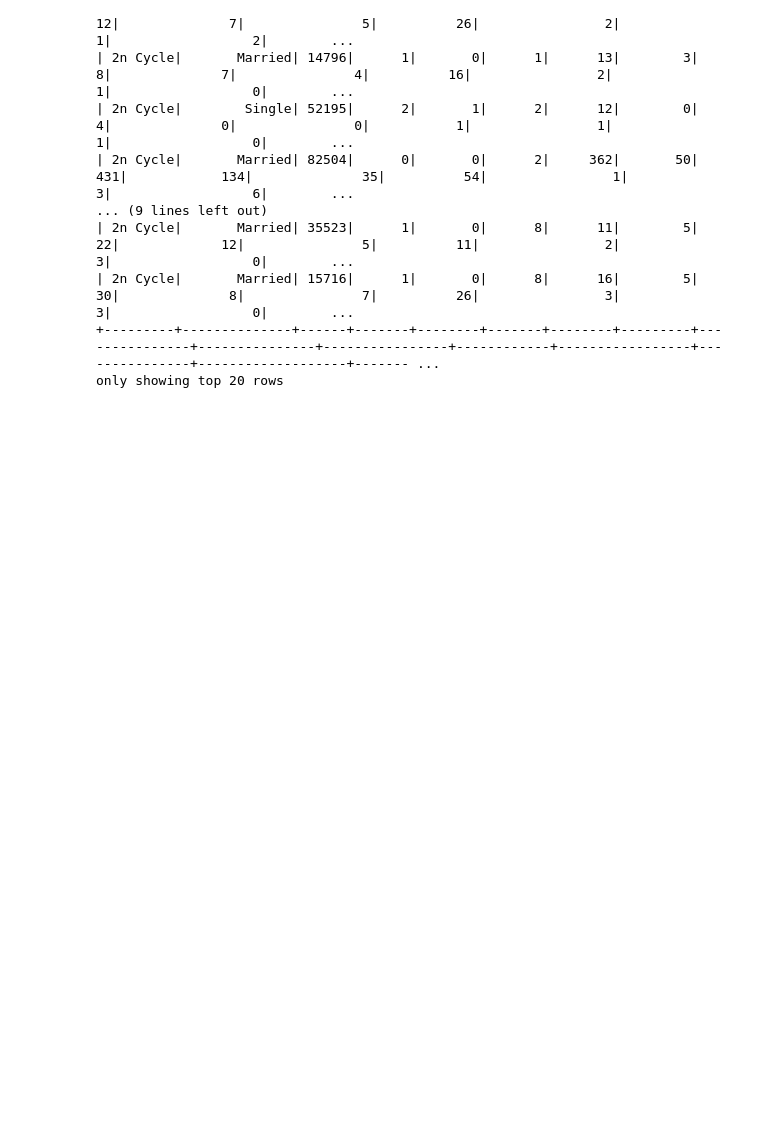
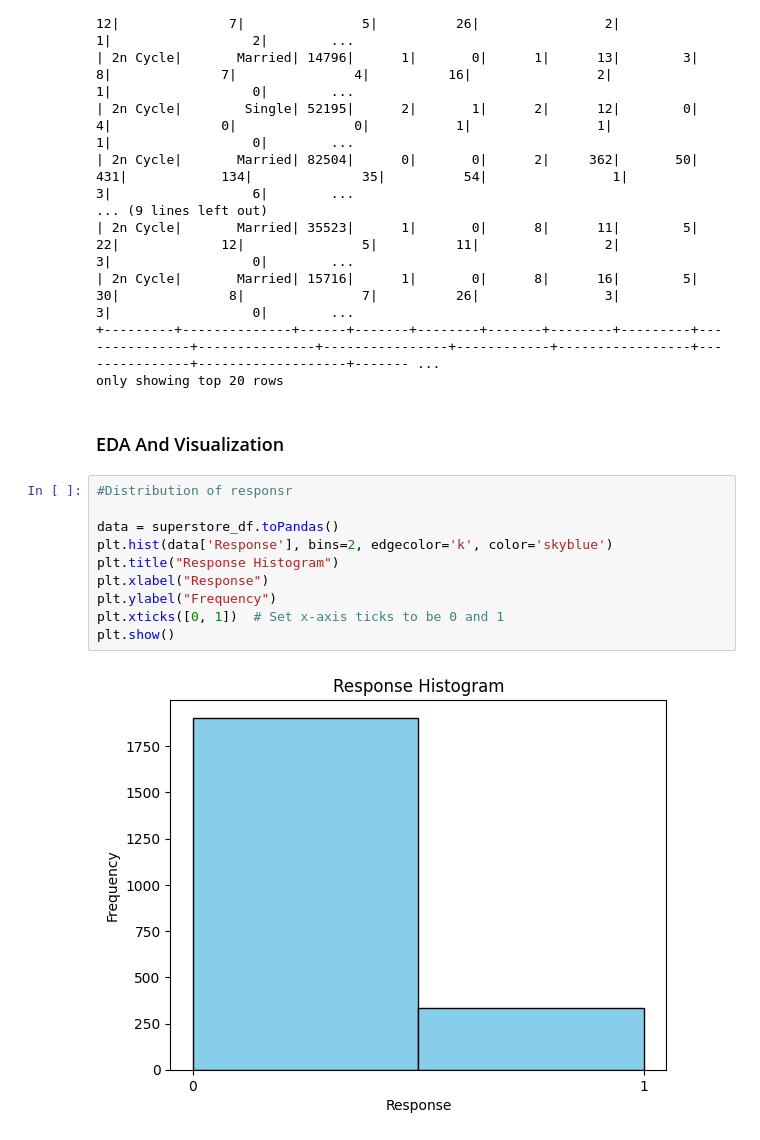
Before and after one commit to YashaswiniKulkarni/superstoreCampaignAnalysis, a Jupyter notebook: BDA_Project.ipynb, the cells around one changed output. Drawn from its saved outputs; the diff is of its cells as text; blank space fills up the shorter version.

Commit message:
Add files via upload
EDA and Visualization using Pandas

```diff
--- a/BDA_Project.ipynb
+++ b/BDA_Project.ipynb
@@ -251,3 +251,17 @@ only showing top 20 rows
 | 2n Cycle|       Married| 15716|      1|       0|      8|      16|        5|             30|              8|               7|          26|                3|              3|                  0|        ...
 +---------+--------------+------+-------+--------+-------+--------+---------+---------------+---------------+----------------+------------+-----------------+---------------+-------------------+------- ...
 only showing top 20 rows
+# %% [markdown]
+### EDA And Visualization
+# %%
+#Distribution of responsr
+
+data = superstore_df.toPandas()
+plt.hist(data['Response'], bins=2, edgecolor='k', color='skyblue')
+plt.title("Response Histogram")
+plt.xlabel("Response")
+plt.ylabel("Frequency")
+plt.xticks([0, 1])  # Set x-axis ticks to be 0 and 1
+plt.show()
+# %% [output]
+[figure, added]
```
Also changed, not shown: parts of 7 cells of this notebook.
